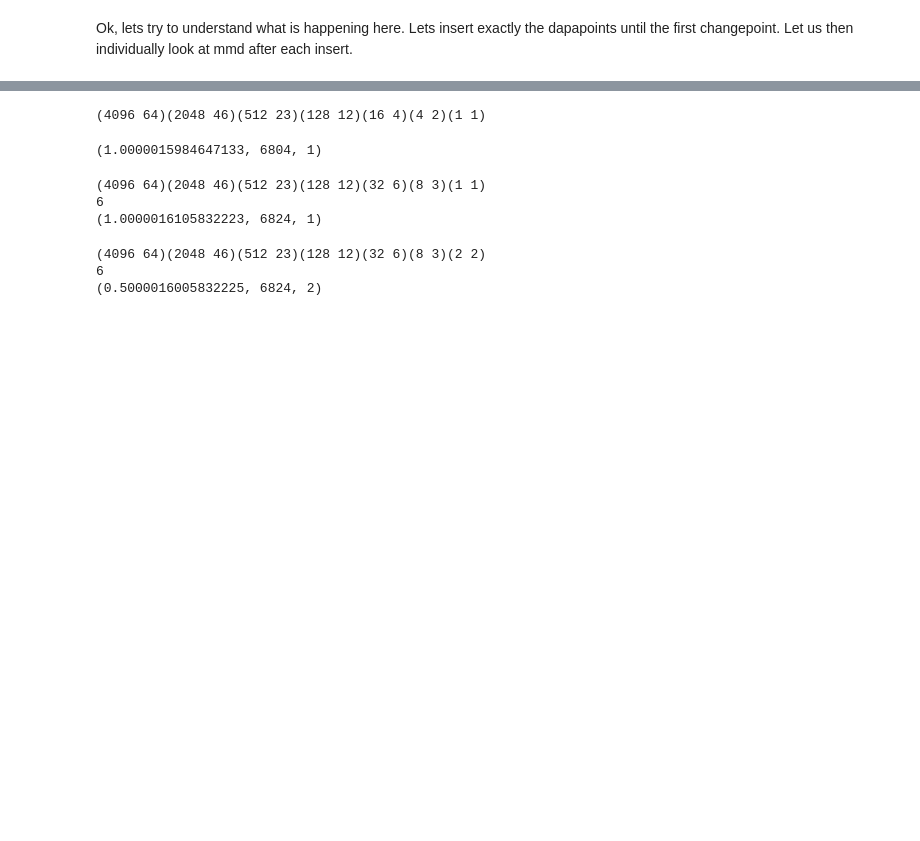
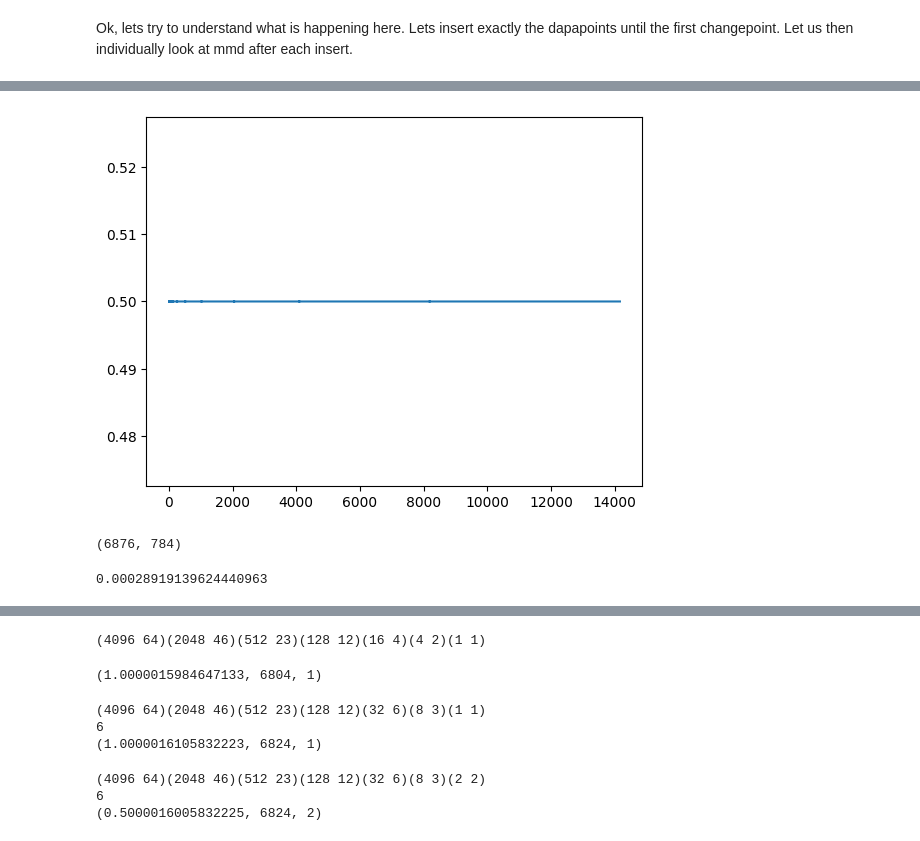
Before and after one commit to blendaddict/MMDEW_Nystroem, a Jupyter notebook: src/mnist_exploration2.ipynb, the cells around one changed output, grey strips where cells are left out. Saved outputs shown, nothing was run; the diff lists cells and outputs as text; code cells hidden in the pictures; blank space fills up the shorter version.

Commit message:
Showed that MNIST performs bad with MMD

```diff
--- a/src/mnist_exploration2.ipynb
+++ b/src/mnist_exploration2.ipynb
@@ -138,0 +130,26 @@ elements read 2783
+# %%
+mnist.restart()
+mmd_nys2 = MMDEWAdapter(1, alpha=1e-16)
+mmd_nys2.pre_train(data=pre_train_data)
+x2 = []
+y2 = []
+for i in range(snd_cps +1):
+    valid = False   #print(i)
+    next_sample, _, is_change = mnist.next_sample()
+    mmd_nys2.add_element(next_sample)
+    mmd_vals = []
+    if len(mmd_nys2.detector.buckets) > 1:
+
+
+        mmd = mmd_nys2.detector.mmd(1)
+        valid = True
+    bsstring = ""
+    for k in range(0, len(mmd_nys2.detector.buckets)):
+        bsstring += "(" + str(mmd_nys2.detector.buckets[k].uncompressed_capacity) + " " + str(len(mmd_nys2.detector.buckets[k].weights)) + ")"
+    print(bsstring)
+    x2.append(i)
+    if not valid:
+        y2.append(float("NaN"))
+    else:
+
+        y2.append(max_mmd)
@@ -138,0 +174,36 @@ elements read 2783
+# %%
+import matplotlib.pyplot as plt
+x2_np = np.array(range(snd_cps +1))
+y2_np = np.array(y2)
+# def convert_to_float(s):
+#     if s == 'nan':
+#         return np.nan
+#     else:
+#         # Extract the first value from the tuple-like string
+#         float_val = float(s.split(',')[0].strip('('))
+#         return float_val
+
+
+plt.plot(x2_np,y2_np)
+plt.show()
+# %% [output]
+[figure, added]
+# %%
+mnist.restart()
+mmd_test_x = []
+mmd_test_y = []
+for i in range(snd_cps):
+    if i < fst_cps:
+        next_sample, _, is_change = mnist.next_sample()
+        mmd_test_x.append(next_sample)
+    else:
+        next_sample, _, is_change = mnist.next_sample()
+        mmd_test_y.append(next_sample)
+mmd_test_x = np.array(mmd_test_x).reshape(fst_cps, -1)
+mmd_test_y = np.array(mmd_test_y).reshape(snd_cps - fst_cps, -1)
+print(mmd_test_x.shape)
+
+mymmd.mmd(mmd_test_x,mmd_test_y)
+# %% [output]
+(6876, 784)
+0.00028919139624440963
```
Also changed, not shown: parts of 8 cells of this notebook, 1 other file.
